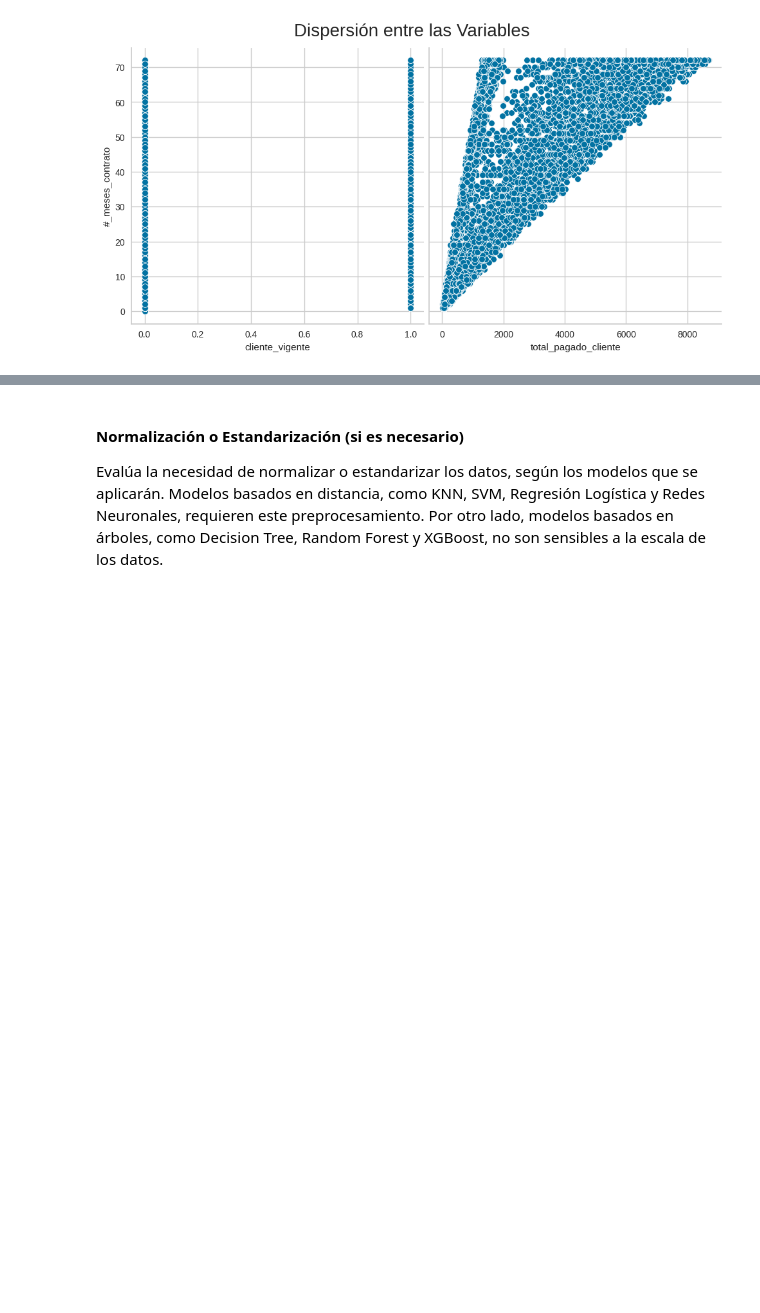
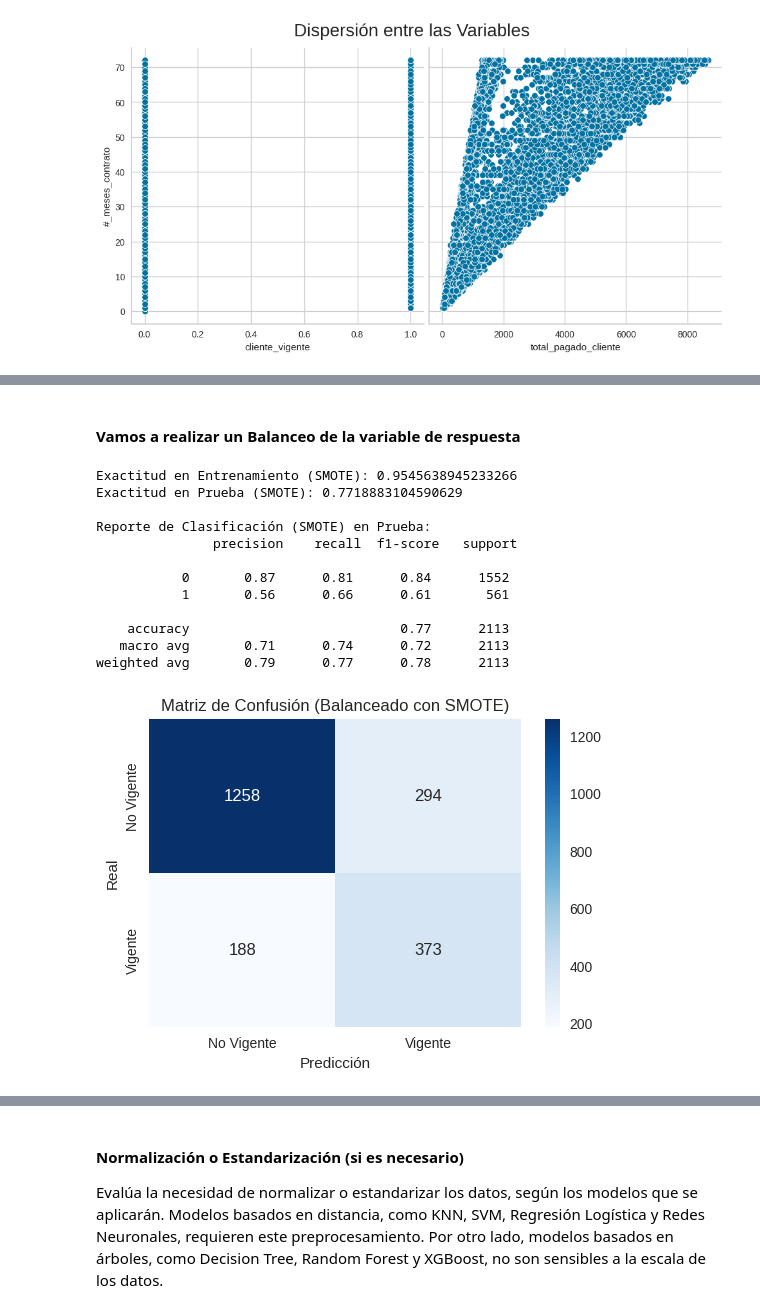
Before and after one commit to Starleen1996/TelecomX_Parte2_Latam_Predicci-n_Modelos, a Jupyter notebook: TelecomX_LATAM_Parte2_Predicción_Modelos_Actualizado.ipynb, the cells around one changed output, grey strips where cells are left out. Cells and saved outputs as stored; diff of their text form; code cells hidden in the pictures; blank space fills up the shorter version.

```diff
--- a/TelecomX_LATAM_Parte2_Predicción_Modelos_Actualizado.ipynb
+++ b/TelecomX_LATAM_Parte2_Predicción_Modelos_Actualizado.ipynb
@@ -224,7 +224,8 @@ array([[0.0, 0.0, 1.0, ..., 65.6, 593.3, 19.776666666666664],
        [1.0, 0.0, 1.0, ..., 59.0, 3707.6, 123.58666666666666]],
       dtype=object)
 # %%
-pd.DataFrame(X, columns=one_hot.get_feature_names_out(columnas))
+X= pd.DataFrame(X, columns=one_hot.get_feature_names_out(columnas))
+X
 # %% [output]
 |  | onehotencoder__genero_Male | onehotencoder__internet_internets... | onehotencoder__internet_internets... | onehotencoder__internet_internets... | ... |
 | 0 | 0.0 | 0.0 | 1.0 | 0.0 | ... |
@@ -406,0 +531,2 @@ ax
+# %% [markdown]
+#### Vamos a realizar un Balanceo de la variable de respuesta
@@ -406,0 +539,54 @@ ax
+# %%
+
+# 5. Pipeline con SMOTE
+# ======================
+smote = SMOTE(random_state=42)
+
+pipeline_smote = ImbPipeline(steps=[
+    ("preprocessor", preprocessor),
+    ("smote", smote),
+    ("classifier", LogisticRegression(max_iter=1000))
+])
+
+# ======================
+# 6. Entrenar modelo
+# ======================
+pipeline_smote.fit(X_train, y_train)
+
+# ======================
+# 7. Predicciones
+# ======================
+y_pred_train = pipeline_smote.predict(X_train)
+y_pred_test = pipeline_smote.predict(X_test)
+
+# ======================
+# 8. Evaluación
+# ======================
+print("Exactitud en Entrenamiento (SMOTE):", accuracy_score(y_train, y_pred_train))
+print("Exactitud en Prueba (SMOTE):", accuracy_score(y_test, y_pred_test))
+print("\nReporte de Clasificación (SMOTE) en Prueba:\n", classification_report(y_test, y_pred_test))
+
+# ======================
+# 9. Matriz de confusión
+# ======================
+cm = confusion_matrix(y_test, y_pred_test)
+plt.figure(figsize=(6,4))
+sns.heatmap(cm, annot=True, fmt="d", cmap="Blues", xticklabels=["No Vigente","Vigente"], yticklabels=["No Vigente","Vigente"])
+plt.xlabel("Predicción")
+plt.ylabel("Real")
+plt.title("Matriz de Confusión (Balanceado con SMOTE)")
+plt.show()
+# %% [output]
+Exactitud en Entrenamiento (SMOTE): 0.9545638945233266
+Exactitud en Prueba (SMOTE): 0.7718883104590629
+
+Reporte de Clasificación (SMOTE) en Prueba:
+               precision    recall  f1-score   support
+
+           0       0.87      0.81      0.84      1552
+           1       0.56      0.66      0.61       561
+
+    accuracy                           0.77      2113
+   macro avg       0.71      0.74      0.72      2113
+weighted avg       0.79      0.77      0.78      2113
+[figure, added]
```
Also changed, not shown: parts of 15 cells of this notebook.
